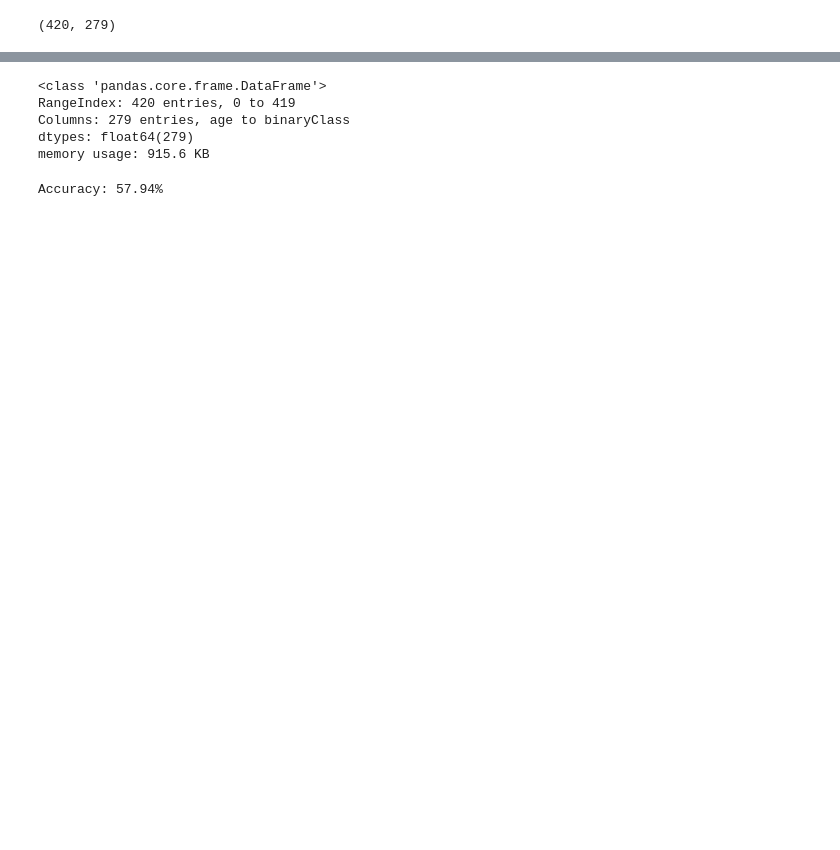
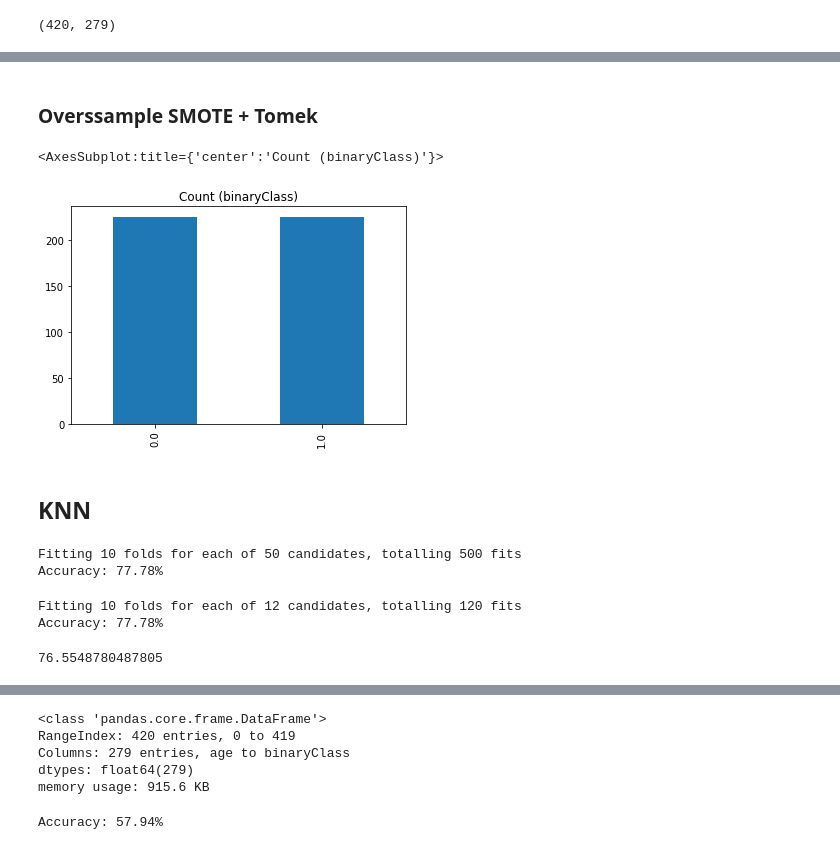
Before and after one commit to marcosavdl/mdnc_trab_1, a Jupyter notebook: Trabalho_1.ipynb, the cells around one changed output, grey strips where cells are left out. Drawn from its saved outputs; the diff is of its cells as text; code cells hidden in the pictures; blank space fills up the shorter version.

Commit message:
Knn e Tree pronts

```diff
--- a/Trabalho_1.ipynb
+++ b/Trabalho_1.ipynb
@@ -166,0 +155,16 @@ df
+# %% [markdown]
+### Overssample SMOTE + Tomek
+# %%
+X_train = df.drop(['binaryClass'],axis=1)
+y_train = df['binaryClass']
+# %%
+from imblearn.combine import SMOTETomek
+
+smtom = SMOTETomek(random_state=139)
+
+X_train_smtom, y_train_smtom = smtom.fit_resample(X_train, y_train)
+
+y_train_smtom.value_counts().plot(kind='bar', title='Count (binaryClass)')
+# %% [output]
+<AxesSubplot:title={'center':'Count (binaryClass)'}>
+[figure, added]
@@ -166,0 +176,63 @@ df
+# %% [markdown]
+## KNN
+# %%
+from sklearn.neighbors import KNeighborsClassifier
+from sklearn.model_selection import GridSearchCV
+from sklearn.metrics import accuracy_score
+from sklearn.model_selection import cross_val_score
+
+
+knn = KNeighborsClassifier()
+k_range = list(range(1, 51))
+param_grid = dict(n_neighbors=k_range)
+
+model_arrhythmia_knn = GridSearchCV(knn, param_grid, cv=10, scoring='accuracy', return_train_score=True,verbose=1)
+
+
+model_arrhythmia_knn.fit(x_train, y_train)
+y_pred = model_arrhythmia_knn.predict(x_test)
+
+knn_accuracy_arrhythmia = accuracy_score(y_test, y_pred)
+print("Accuracy: %.2f%%" % (knn_accuracy_arrhythmia * 100.0))
+
+# scores_1 = cross_val_score(knn, x_train, y_train, cv = 10, scoring = 'accuracy')
+# print("Cros: %.2f%%" % (scores_1.mean() * 100.0))
+# %% [output]
+Fitting 10 folds for each of 50 candidates, totalling 500 fits
+Accuracy: 77.78%
+# %%
+from sklearn import svm, datasets
+from sklearn.model_selection import GridSearchCV
+# iris = datasets.load_iris()
+# parameters = {'kernel':('linear', 'rbf'), 'C':[1, 10]}
+# svc = svm.SVC()
+# clf = GridSearchCV(svc, parameters, cv=10 )
+# clf.fit(iris.data, iris.target)
+
+# list(range(1, 51))
+knn = KNeighborsClassifier()
+# k_range = {list(range(1, 51))}
+# param_grid = dict(n_neighbors=k_range)
+
+param_grid = {'n_neighbors':np.arange(1,2), 'weights':('uniform','distance'),'algorithm':('ball_tree','kd_tree','brute'),'p':[1,2]}
+# param_grid
+
+model_arrhythmia_knn = GridSearchCV(knn, param_grid, cv=10, scoring='accuracy', return_train_score=False,verbose=1)
+
+
+model_arrhythmia_knn.fit(x_train, y_train)
+y_pred = model_arrhythmia_knn.predict(x_test)
+
+knn_accuracy_arrhythmia = accuracy_score(y_test, y_pred)
+print("Accuracy: %.2f%%" % (knn_accuracy_arrhythmia * 100.0))
+
+
+# sorted(clf.grid_scores_)
+# model_arrhythmia_knn.cv_results_
+# %% [output]
+Fitting 10 folds for each of 12 candidates, totalling 120 fits
+Accuracy: 77.78%
+# %%
+model_arrhythmia_knn.cv_results_['mean_test_score'].mean() * 100
+# %% [output]
+76.5548780487805
```
Also changed, not shown: parts of 18 cells of this notebook, 1 other file.
